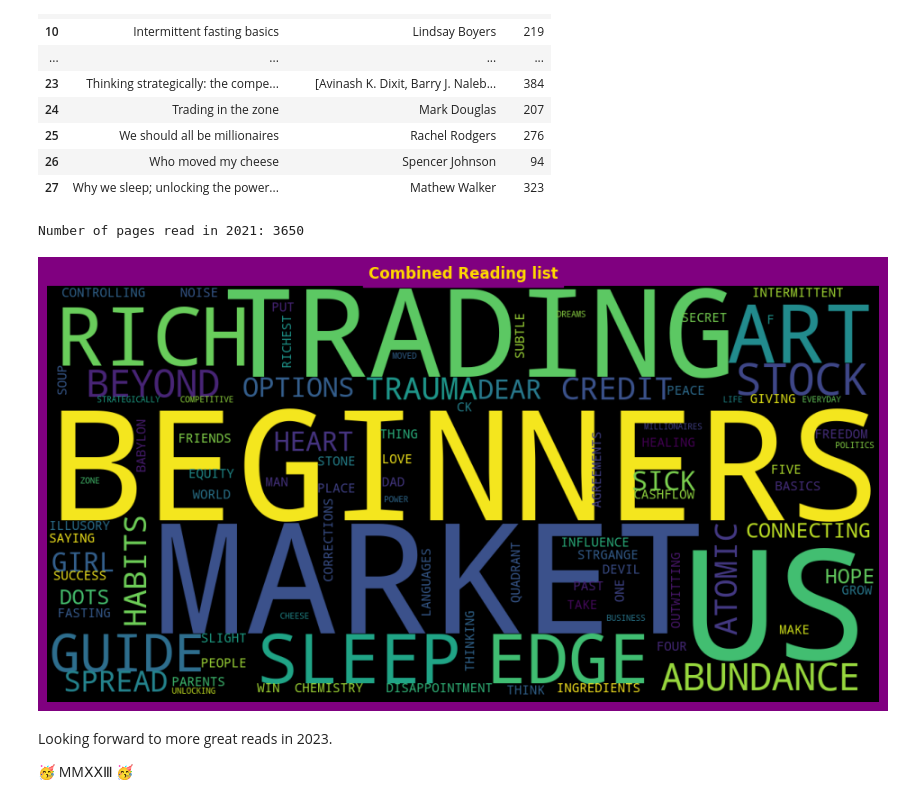
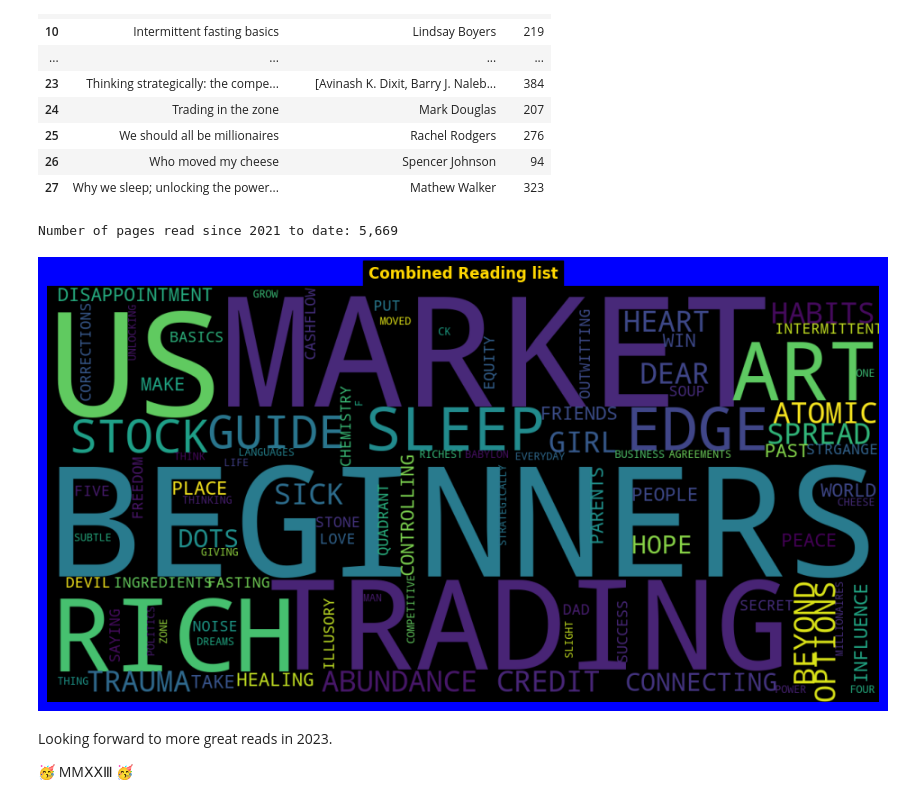
Before and after one commit to Sonya-7/PersonalReadingTrends, a Jupyter notebook: reading-list.ipynb, the cells around one changed output. Drawn from its saved outputs; the diff is of its cells as text; code cells hidden in the pictures.

```diff
--- a/reading-list.ipynb
+++ b/reading-list.ipynb
@@ -135,26 +137,26 @@ comb_list
 | 26 | Who moved my cheese | Spencer Johnson | 94 |
 | 27 | Why we sleep; unlocking the power... | Mathew Walker | 323 |
 # %%
-pages_read21 = BL21['Pages'].sum()
-print(f"Number of pages read in 2021: {pages_read21}")
+pages_read = format(comb_list['Pages'].sum(), ',d')
+print(f"Number of pages read since 2021 to date: {pages_read}")
 # %% [output]
-Number of pages read in 2021: 3650
+Number of pages read since 2021 to date: 5,669
 # %%
 word_string=""
 
 for book in comb_list['Name']:
-     word_string = word_string + (book.upper() + " ")
+     word_string += book.upper() + " "
 
 word_cloud = WordCloud(background_color='black',scale=3, collocations=True, normalize_plurals=True).generate(word_string)
 
-plt.figure(figsize = (20,6), facecolor='purple')
+plt.figure(figsize = (20,6), facecolor='blue')
 plt.imshow(word_cloud)
 plt.axis('off')
-plt.title("Combined Reading list", fontweight='bold', color='gold', backgroundcolor='purple')
+plt.title("Combined Reading list", fontweight='bold', color='gold', backgroundcolor='black')
 
 plt.show()
 # %% [output]
-[figure, old version]
+[figure, new version]
 # %% [markdown]
 Looking forward to more great reads in 2023.
 
```
Also changed, not shown: parts of 5 cells of this notebook.
